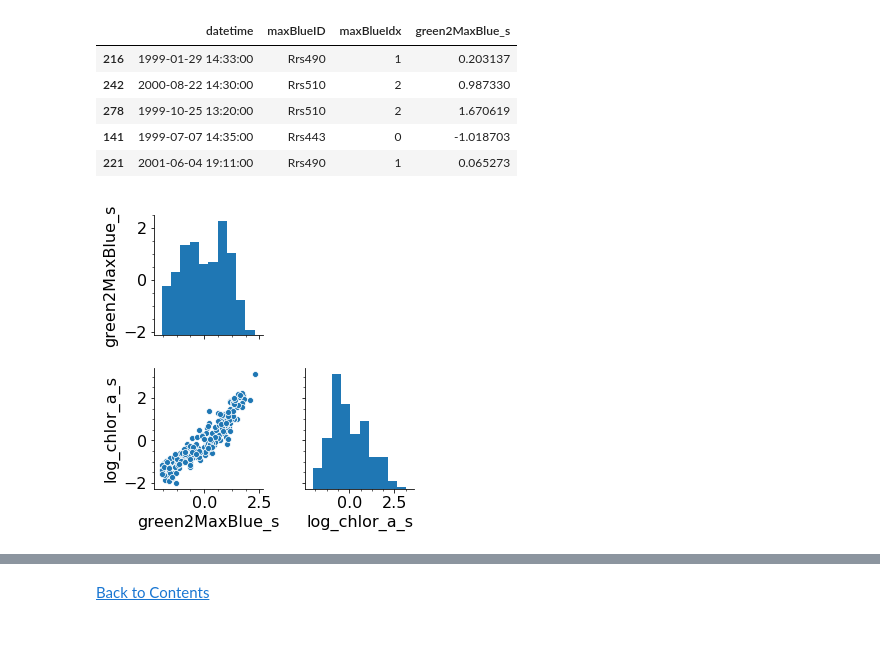
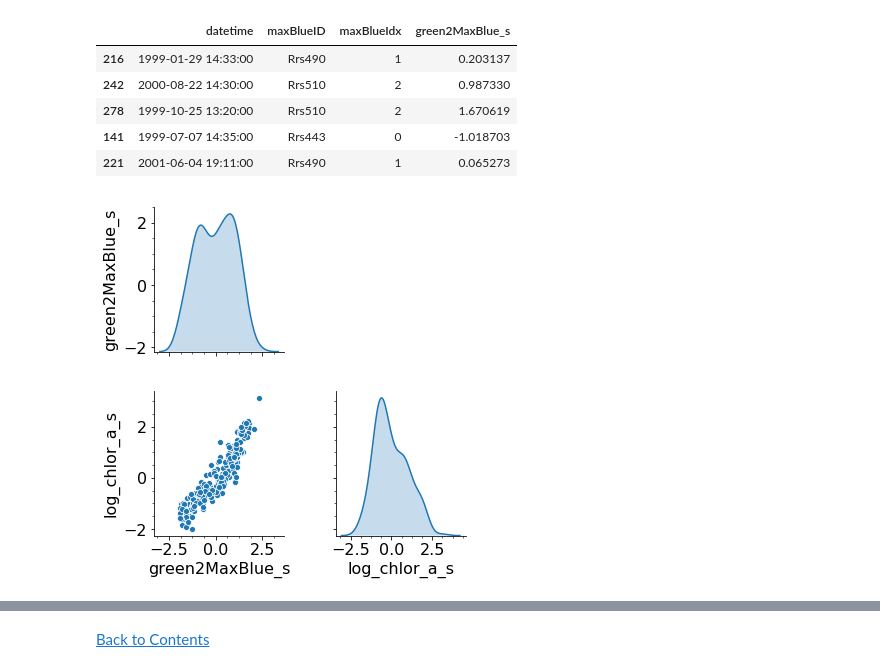
Before and after one commit to madHatter106/IOCS_BUSAN_2019, a Jupyter notebook: BUSAN2019-2-ProbabilisticProgramming.ipynb, the cells around one changed output, grey strips where cells are left out. Drawn from its saved outputs; the diff is of its cells as text; code cells hidden in the pictures; blank space fills up the shorter version.

```diff
--- a/BUSAN2019-2-ProbabilisticProgramming.ipynb
+++ b/BUSAN2019-2-ProbabilisticProgramming.ipynb
@@ -95,10 +110,13 @@ X_train_s.head()
 | 221 | 2001-06-04 19:11:00 | Rrs490 | 1 | 0.065273 |
 # %%
 d_train_s = pd.merge(X_train_s, y_train_s, how='outer', left_index=True, right_index=True)
-g = sb.pairplot(d_train_s, vars=['green2MaxBlue_s', 'log_chlor_a_s'],);
+g = sb.pairplot(d_train_s, vars=['green2MaxBlue_s', 'log_chlor_a_s'], diag_kind='kde',
+           );
 for i, j in zip(*np.triu_indices_from(g.axes, 1)):
     g.axes[i, j].set_visible(False)
 f = pl.gcf()
+f.set_figheight(6)
+f.set_figwidth(6)
 f.savefig('./resources/pairplot_pooled.png', dpi=300)
 # %% [output]
-[figure, old version]
+[figure, new version]
```
Also changed, not shown: parts of 50 cells of this notebook, 4 other files.
